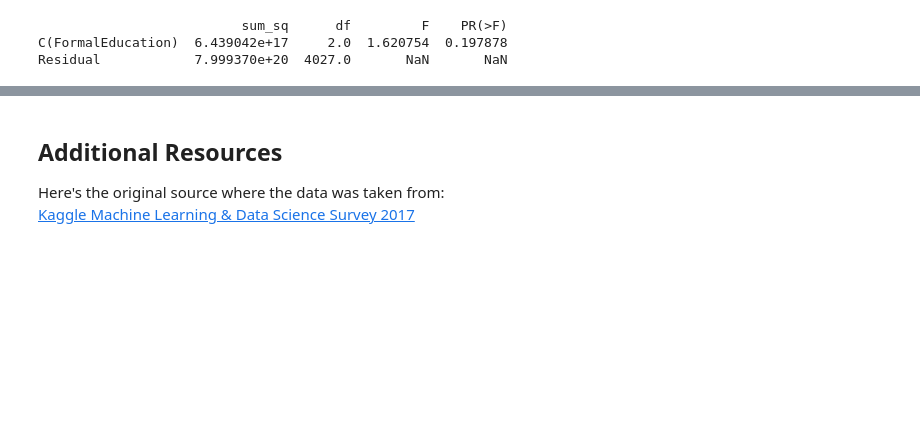
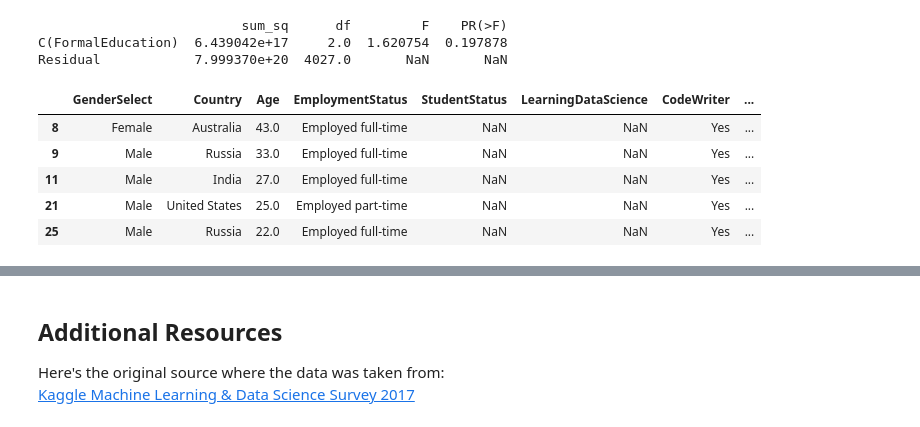
Before and after one commit to npschafer/dsc-in-depth-ab-testing-lab-houston-ds-042219, a Jupyter notebook: index.ipynb, the cells around one changed output, grey strips where cells are left out. Cells and saved outputs as stored; diff of their text form; code cells hidden in the pictures; blank space fills up the shorter version.

Commit message:
Automatically backed up by Learn

```diff
--- a/index.ipynb
+++ b/index.ipynb
@@ -262,5 +262,11 @@ print(aov_table)
 C(FormalEducation)  6.439042e+17     2.0  1.620754  0.197878
 Residual            7.999370e+20  4027.0       NaN       NaN
 # %%
-full_df.head(9))
+full_df.head()
 # %% [output]
+|  | GenderSelect | Country | Age | EmploymentStatus | StudentStatus | LearningDataScience | CodeWriter | ... |
+| 8 | Female | Australia | 43.0 | Employed full-time | NaN | NaN | Yes | ... |
+| 9 | Male | Russia | 33.0 | Employed full-time | NaN | NaN | Yes | ... |
+| 11 | Male | India | 27.0 | Employed full-time | NaN | NaN | Yes | ... |
+| 21 | Male | United States | 25.0 | Employed part-time | NaN | NaN | Yes | ... |
+| 25 | Male | Russia | 22.0 | Employed full-time | NaN | NaN | Yes | ... |
```
Also changed, not shown: parts of 1 cell of this notebook.
